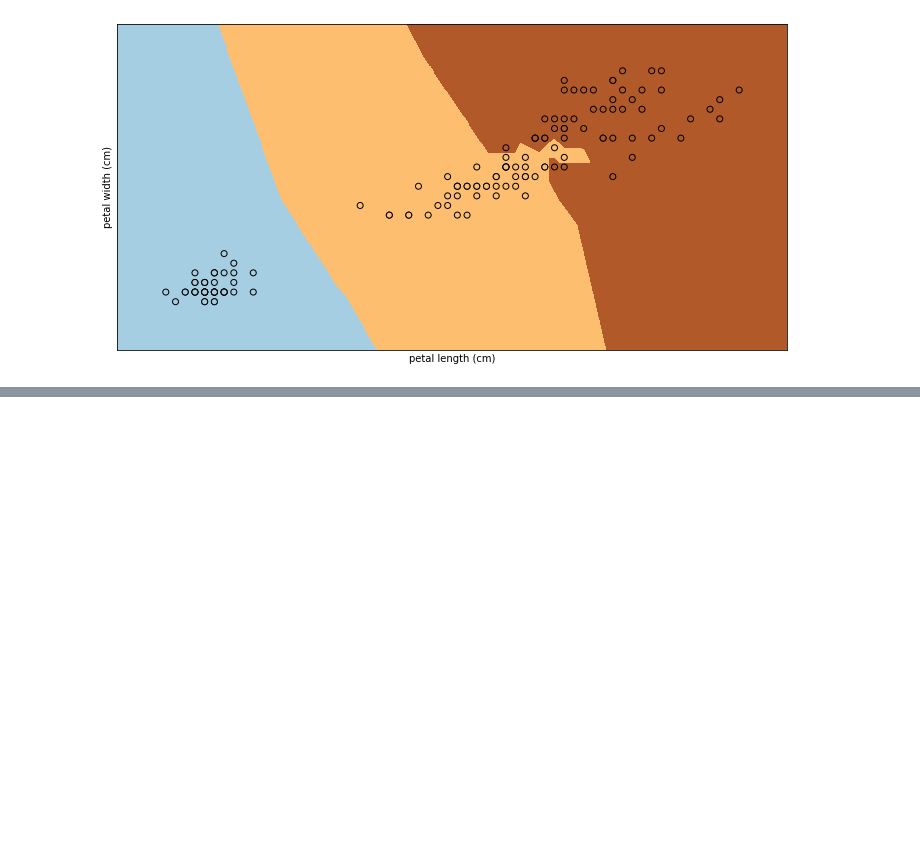
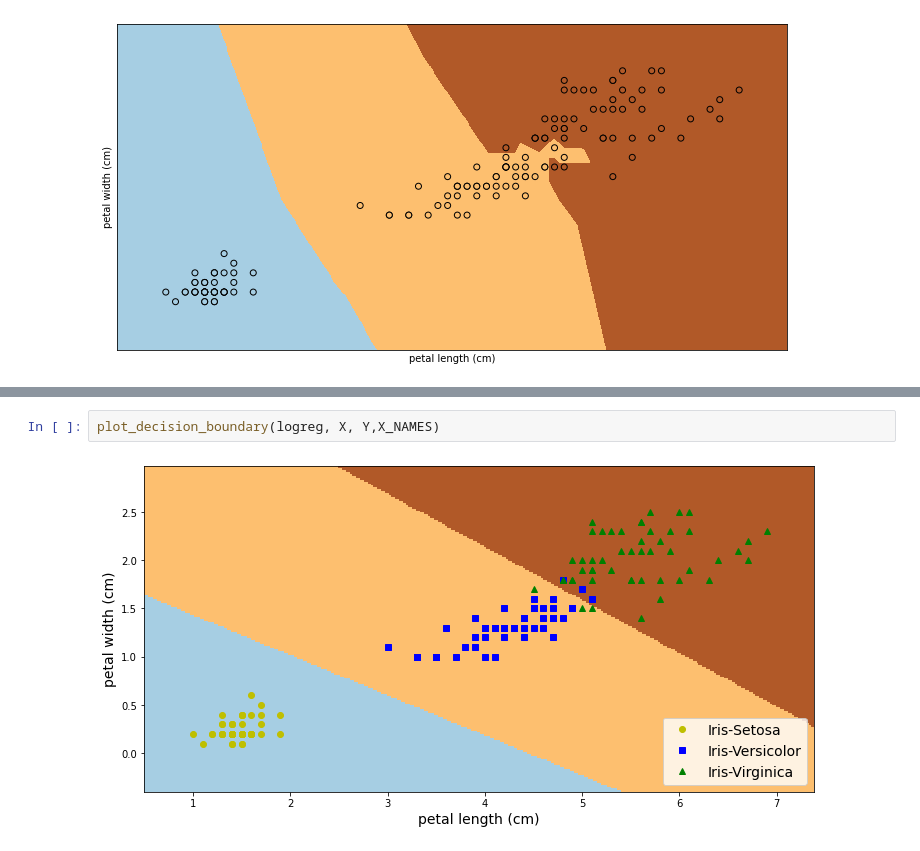
Before and after one commit to Santanukolkata/Data_Science, a Jupyter notebook: Decision_Region/Decesion_boundaries.ipynb, the cells around one changed output, grey strips where cells are left out. Saved outputs shown, nothing was run; the diff lists cells and outputs as text; blank space fills up the shorter version.

```diff
--- a/Decision_Region/Decesion_boundaries.ipynb
+++ b/Decision_Region/Decesion_boundaries.ipynb
@@ -102,0 +134,4 @@ plt.yticks(())
+# %%
+plot_decision_boundary(logreg, X, Y,X_NAMES)
+# %% [output]
+[figure, added]
```
Also changed, not shown: parts of 7 cells of this notebook.
